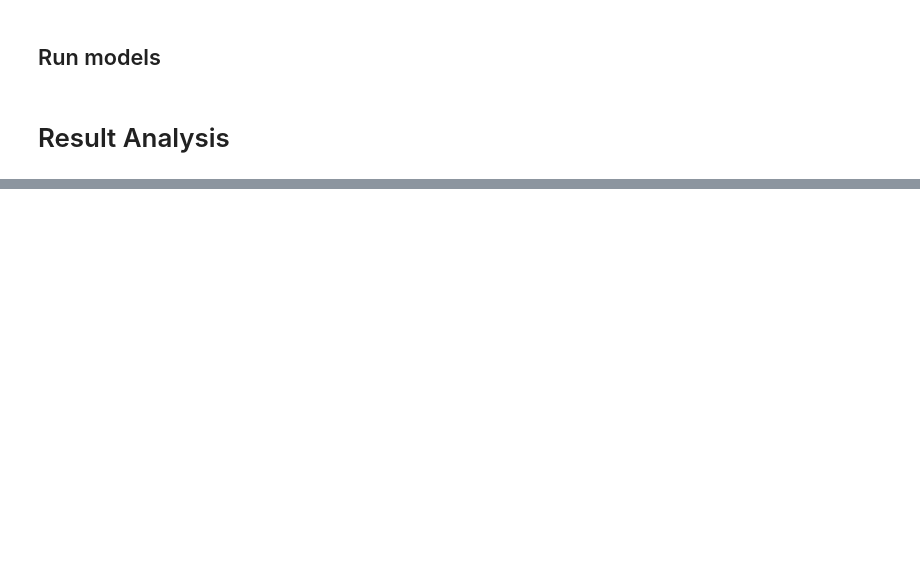
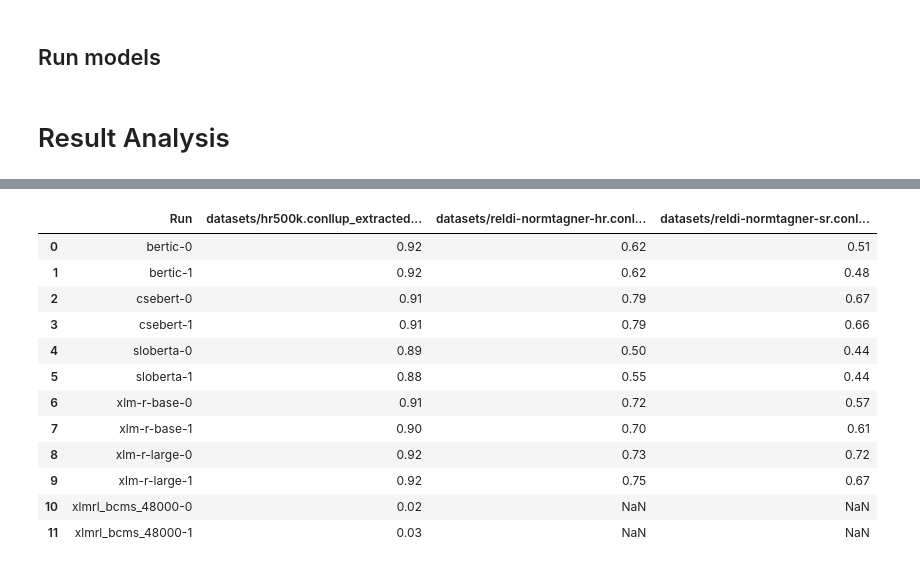
Before and after one commit to TajaKuzman/NER-recognition, a Jupyter notebook: ner-classification.ipynb, the cells around one changed output, grey strips where cells are left out. Saved outputs shown, nothing was run; the diff lists cells and outputs as text; code cells hidden in the pictures; blank space fills up the shorter version.

```diff
--- a/ner-classification.ipynb
+++ b/ner-classification.ipynb
@@ -562,3 +651,32 @@ pred_df.columns
+# %%
+results[results["Dataset"] == dataset].groupby("Model")["Macro F1"].mean().round(2)
+
+results["Macro F1"] = results["Macro F1"].round(2)
+
+# Pivot the DataFrame to rearrange columns into rows
+pivot_df = results.pivot(index='Run', columns='Dataset', values='Macro F1')
+
+# Rename the columns
+pivot_df.columns = list(results.Dataset.unique())
+
+# Reset the index to have 'Model' as a column
+pivot_df.reset_index(inplace=True)
+
+pivot_df
+# %% [output]
+|  | Run | datasets/hr500k.conllup_extracted... | datasets/reldi-normtagner-hr.conl... | datasets/reldi-normtagner-sr.conl... |
+| 0 | bertic-0 | 0.92 | 0.62 | 0.51 |
+| 1 | bertic-1 | 0.92 | 0.62 | 0.48 |
+| 2 | csebert-0 | 0.91 | 0.79 | 0.67 |
+| 3 | csebert-1 | 0.91 | 0.79 | 0.66 |
+| 4 | sloberta-0 | 0.89 | 0.50 | 0.44 |
+| 5 | sloberta-1 | 0.88 | 0.55 | 0.44 |
+| 6 | xlm-r-base-0 | 0.91 | 0.72 | 0.57 |
+| 7 | xlm-r-base-1 | 0.90 | 0.70 | 0.61 |
+| 8 | xlm-r-large-0 | 0.92 | 0.73 | 0.72 |
+| 9 | xlm-r-large-1 | 0.92 | 0.75 | 0.67 |
+| 10 | xlmrl_bcms_48000-0 | 0.02 | NaN | NaN |
+| 11 | xlmrl_bcms_48000-1 | 0.03 | NaN | NaN |
 # %%
 # Let's analyze the df with all the predictions
 import numpy as np
```
Also changed, not shown: parts of 26 cells of this notebook, 30 other files.
